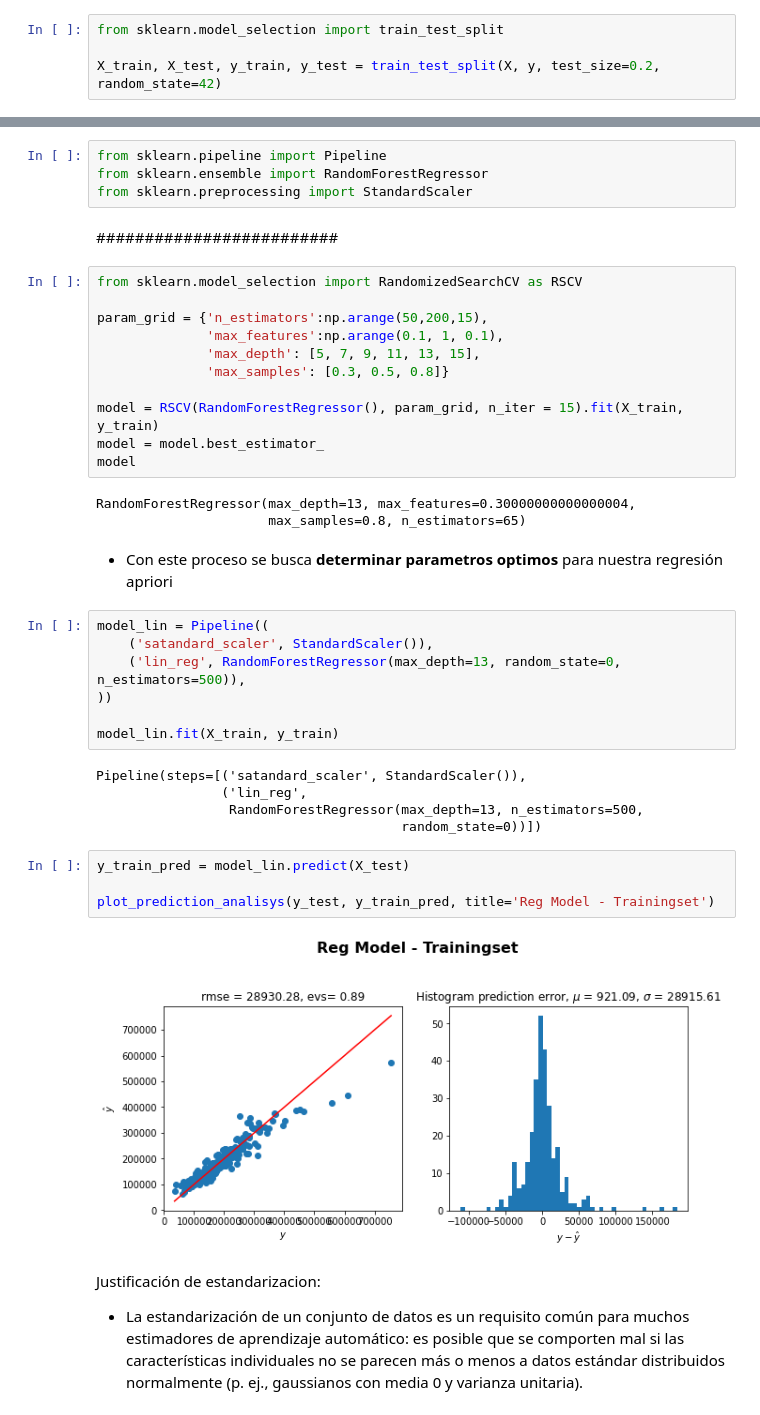
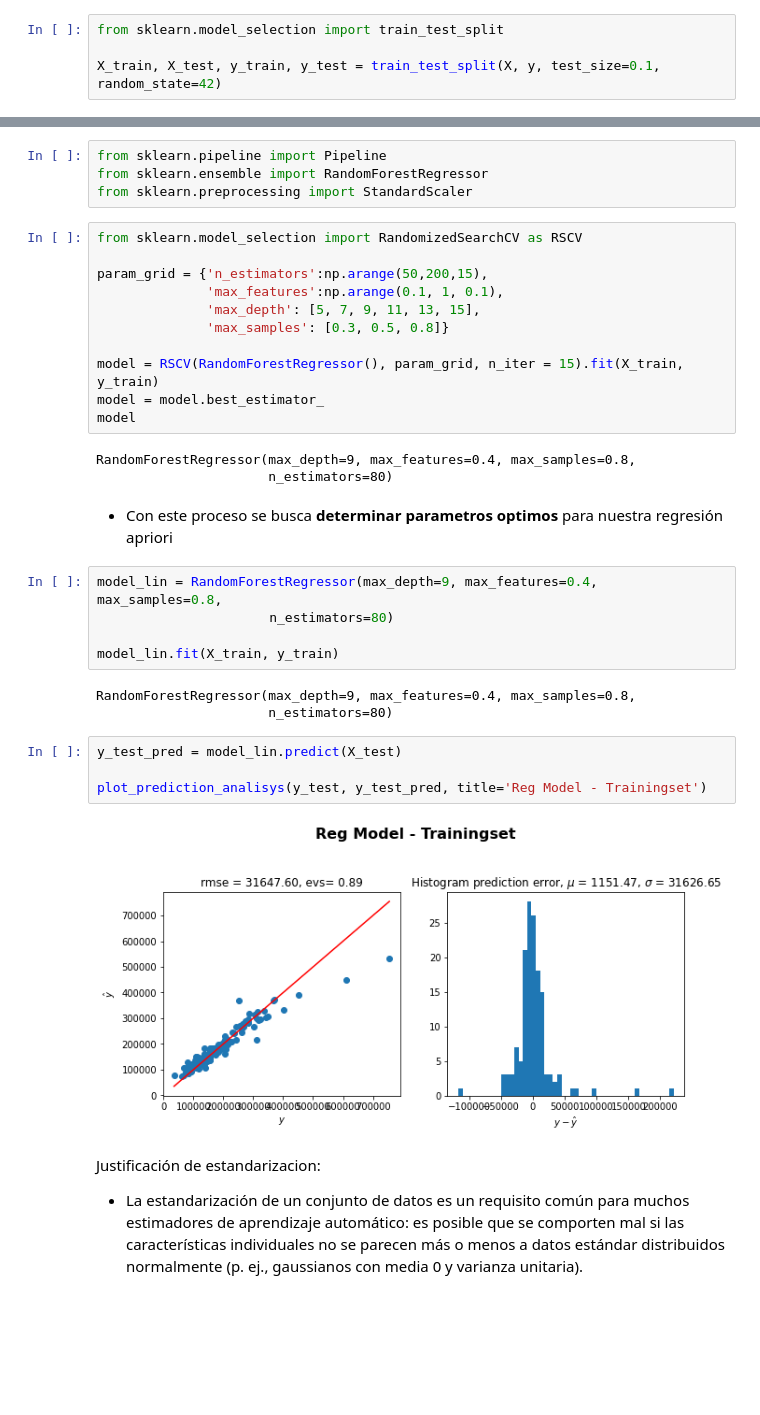
Before and after one commit to anfefuro/Hackathon, a Jupyter notebook: house.ipynb, the cells around one changed output, grey strips where cells are left out. Cells and saved outputs as stored; diff of their text form; blank space fills up the shorter version.

Commit message:
dos modelos

```diff
--- a/house.ipynb
+++ b/house.ipynb
@@ -260,7 +276,7 @@ y = df_train['SalePrice']
 # %%
 from sklearn.model_selection import train_test_split
 
-X_train, X_test, y_train, y_test = train_test_split(X, y, test_size=0.2, random_state=42)
+X_train, X_test, y_train, y_test = train_test_split(X, y, test_size=0.1, random_state=42)
 # %% [markdown]
 * Tomamos todas las variables independientes de las que disponemos como **X**
 * Establecemos el precio como variable dependiente o **y**
@@ -294,8 +310,6 @@ def plot_prediction_analisys(y, y_pred, figsize=(10,4), title=''):
 from sklearn.pipeline import Pipeline
 from sklearn.ensemble import RandomForestRegressor
 from sklearn.preprocessing import StandardScaler
-# %% [markdown]
-#########################
 # %%
 from sklearn.model_selection import RandomizedSearchCV as RSCV
 
@@ -308,28 +322,24 @@ model = RSCV(RandomForestRegressor(), param_grid, n_iter = 15).fit(X_train, y_tr
 model = model.best_estimator_
 model
 # %% [output]
-RandomForestRegressor(max_depth=13, max_features=0.30000000000000004,
-                      max_samples=0.8, n_estimators=65)
+RandomForestRegressor(max_depth=9, max_features=0.4, max_samples=0.8,
+                      n_estimators=80)
 # %% [markdown]
 * Con este proceso se busca **determinar parametros optimos** para nuestra regresión apriori
 # %%
-model_lin = Pipeline((
-    ('satandard_scaler', StandardScaler()),
-    ('lin_reg', RandomForestRegressor(max_depth=13, random_state=0, n_estimators=500)),
-))
+model_lin = RandomForestRegressor(max_depth=9, max_features=0.4, max_samples=0.8,
+                      n_estimators=80)
 
 model_lin.fit(X_train, y_train)
 # %% [output]
-Pipeline(steps=[('satandard_scaler', StandardScaler()),
-                ('lin_reg',
-                 RandomForestRegressor(max_depth=13, n_estimators=500,
-                                       random_state=0))])
+RandomForestRegressor(max_depth=9, max_features=0.4, max_samples=0.8,
+                      n_estimators=80)
 # %%
-y_train_pred = model_lin.predict(X_test)
+y_test_pred = model_lin.predict(X_test)
 
-plot_prediction_analisys(y_test, y_train_pred, title='Reg Model - Trainingset')
+plot_prediction_analisys(y_test, y_test_pred, title='Reg Model - Trainingset')
 # %% [output]
-[figure, old version]
+[figure, new version]
 # %% [markdown]
 Justificación de estandarizacion:
 - La estandarización de un conjunto de datos es un requisito común para muchos estimadores de aprendizaje automático: es posible que se comporten mal si las características individuales no se parecen más o menos a datos estándar distribuidos normalmente (p. ej., gaussianos con media 0 y varianza unitaria).
```
Also changed, not shown: parts of 10 cells of this notebook, 3 other files.
